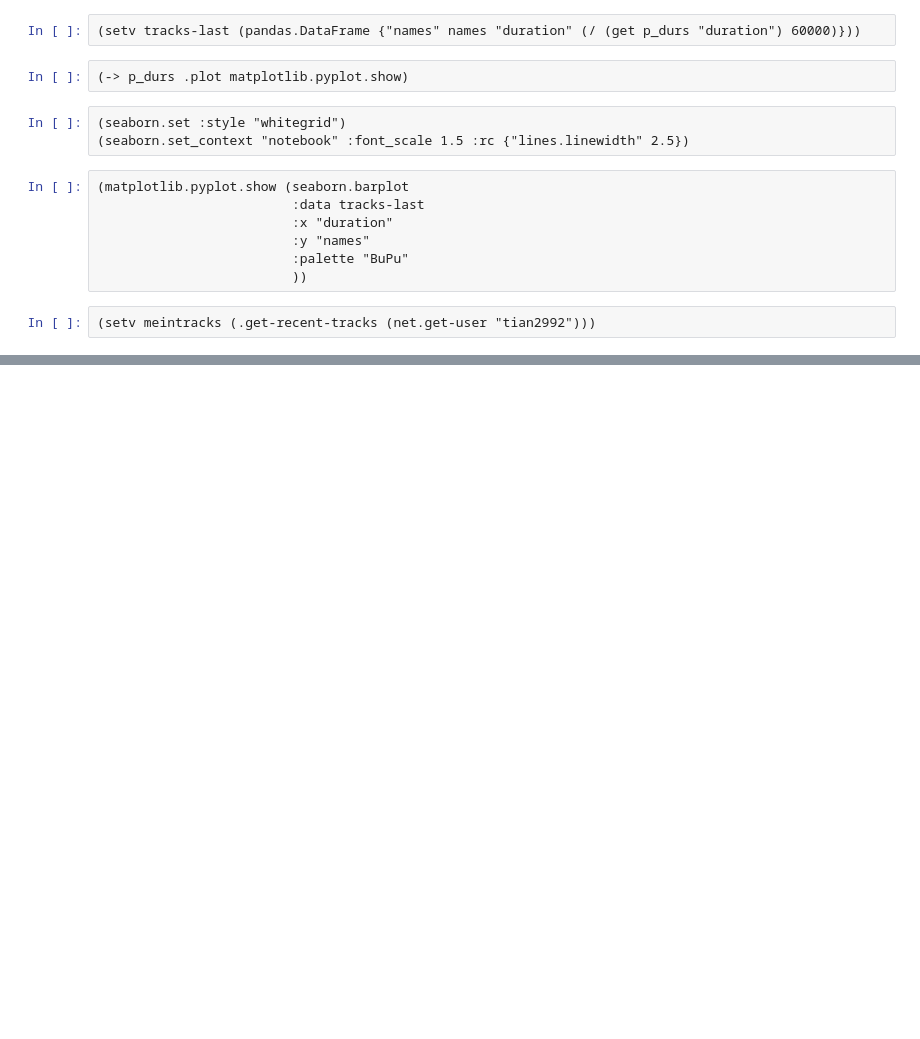
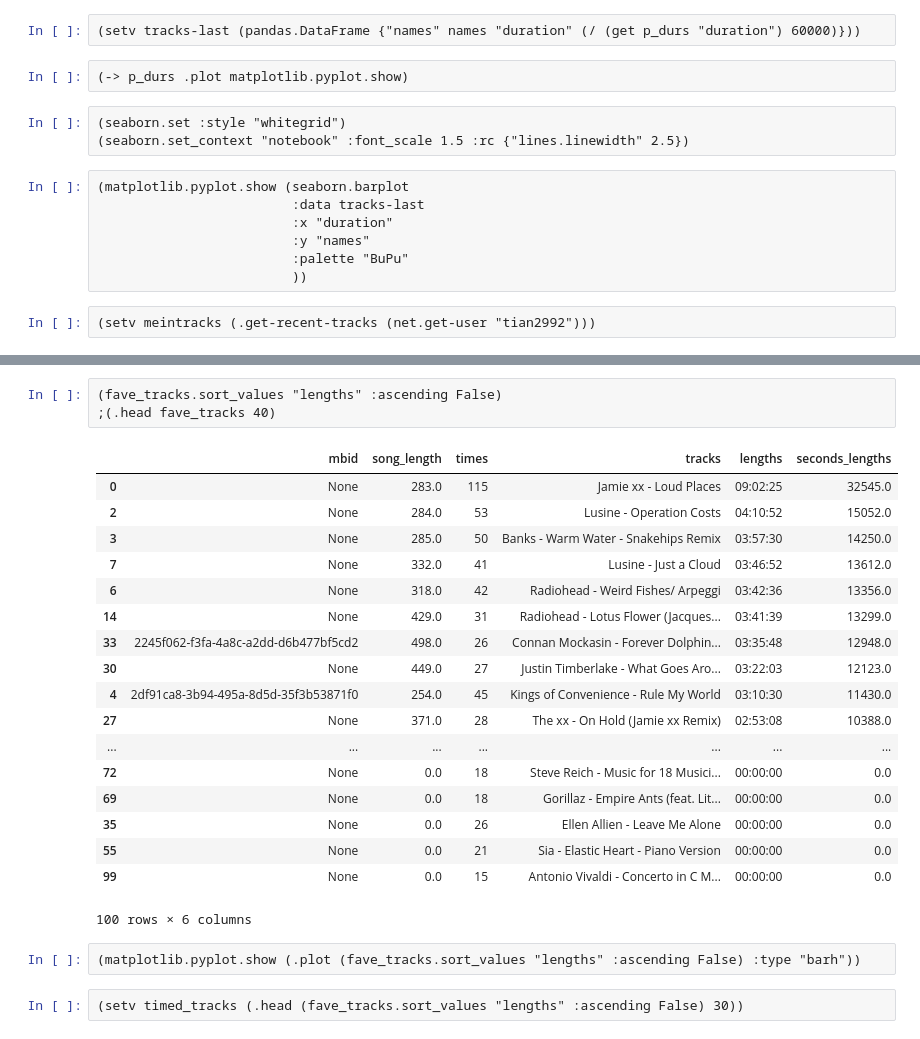
Before and after one commit to tian2992/playlisp, a Jupyter notebook: explorar.ipynb, the cells around one changed output, grey strips where cells are left out. Cells and saved outputs as stored; diff of their text form; blank space fills up the shorter version.

```diff
--- a/explorar.ipynb
+++ b/explorar.ipynb
@@ -49,0 +141,26 @@ meintracks
+# %%
+(fave_tracks.sort_values "lengths" :ascending False)
+;(.head fave_tracks 40)
+# %% [output]
+|  | mbid | song_length | times | tracks | lengths | seconds_lengths |
+| 0 | None | 283.0 | 115 | Jamie xx - Loud Places | 09:02:25 | 32545.0 |
+| 2 | None | 284.0 | 53 | Lusine - Operation Costs | 04:10:52 | 15052.0 |
+| 3 | None | 285.0 | 50 | Banks - Warm Water - Snakehips Remix | 03:57:30 | 14250.0 |
+| 7 | None | 332.0 | 41 | Lusine - Just a Cloud | 03:46:52 | 13612.0 |
+| 6 | None | 318.0 | 42 | Radiohead - Weird Fishes/ Arpeggi | 03:42:36 | 13356.0 |
+| 14 | None | 429.0 | 31 | Radiohead - Lotus Flower (Jacques... | 03:41:39 | 13299.0 |
+| 33 | 2245f062-f3fa-4a8c-a2dd-d6b477bf5cd2 | 498.0 | 26 | Connan Mockasin - Forever Dolphin... | 03:35:48 | 12948.0 |
+| 30 | None | 449.0 | 27 | Justin Timberlake - What Goes Aro... | 03:22:03 | 12123.0 |
+| 4 | 2df91ca8-3b94-495a-8d5d-35f3b53871f0 | 254.0 | 45 | Kings of Convenience - Rule My World | 03:10:30 | 11430.0 |
+| 27 | None | 371.0 | 28 | The xx - On Hold (Jamie xx Remix) | 02:53:08 | 10388.0 |
+| ... | ... | ... | ... | ... | ... | ... |
+| 72 | None | 0.0 | 18 | Steve Reich - Music for 18 Musici... | 00:00:00 | 0.0 |
+| 69 | None | 0.0 | 18 | Gorillaz - Empire Ants (feat. Lit... | 00:00:00 | 0.0 |
+| 35 | None | 0.0 | 26 | Ellen Allien - Leave Me Alone | 00:00:00 | 0.0 |
+| 55 | None | 0.0 | 21 | Sia - Elastic Heart - Piano Version | 00:00:00 | 0.0 |
+| 99 | None | 0.0 | 15 | Antonio Vivaldi - Concerto in C M... | 00:00:00 | 0.0 |
+100 rows × 6 columns
+# %%
+(matplotlib.pyplot.show (.plot (fave_tracks.sort_values "lengths" :ascending False) :type "barh"))
+# %%
+(setv timed_tracks (.head (fave_tracks.sort_values "lengths" :ascending False) 30))
```
Also changed, not shown: parts of 29 cells of this notebook.
